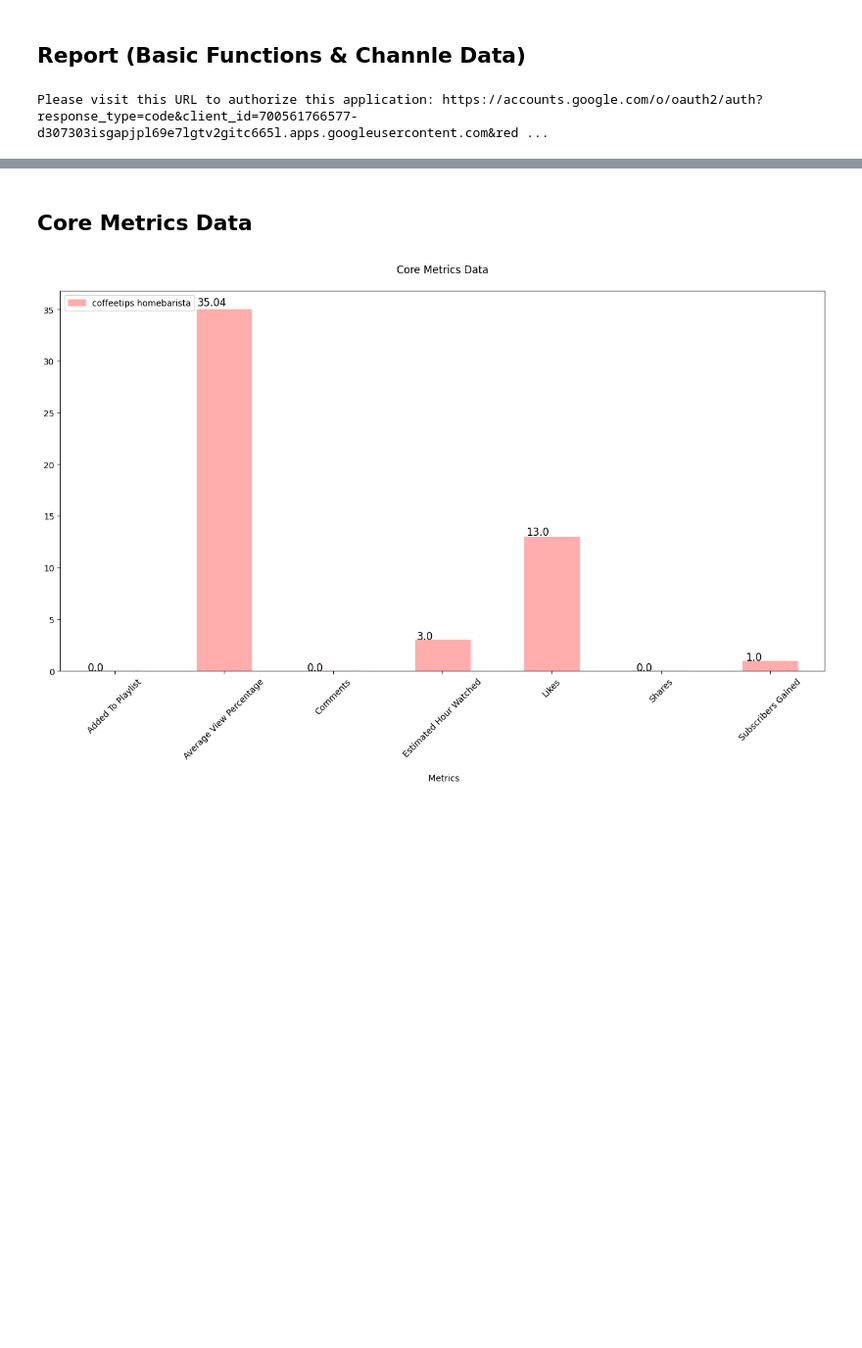
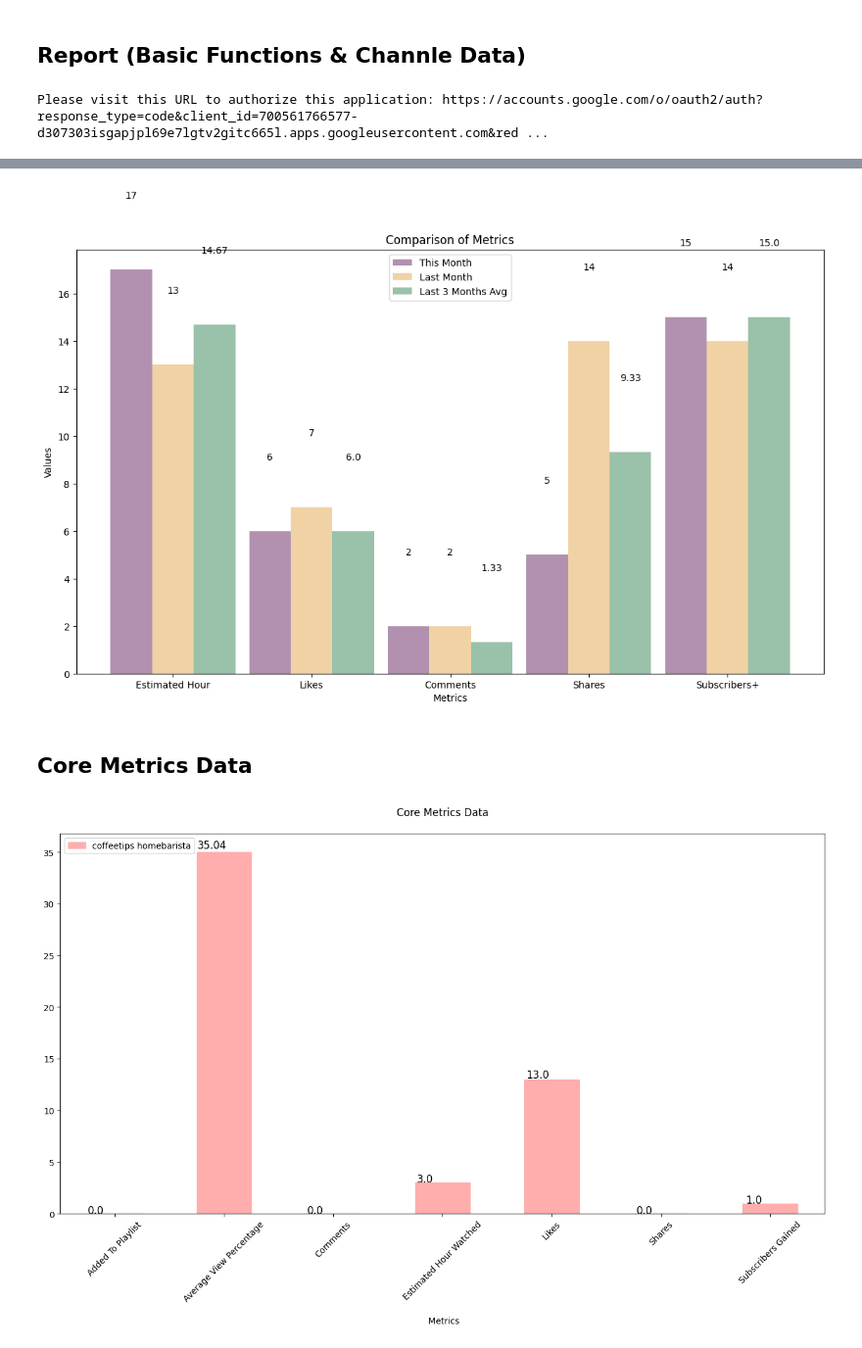
Before and after one commit to mammadbrazili/XAV, a Jupyter notebook: Youtube_Vol2.ipynb, the cells around one changed output, grey strips where cells are left out. Shown: that part at 98% size. Cells and saved outputs as stored; diff of their text form; code cells hidden in the pictures; blank space fills up the shorter version.

```diff
--- a/Youtube_Vol2.ipynb
+++ b/Youtube_Vol2.ipynb
@@ -66,7 +64,7 @@ SCOPES = ['https://www.googleapis.com/auth/yt-analytics.readonly']
 
 API_SERVICE_NAME = 'youtubeAnalytics'
 API_VERSION = 'v2'
-CLIENT_SECRETS_FILE = 'xav_client.json'
+CLIENT_SECRETS_FILE = '/Users/mohammad/XAV/Departemant Media/Youtube API/xav_client.json'
 
 def get_service():
   flow = InstalledAppFlow.from_client_secrets_file(CLIENT_SECRETS_FILE, SCOPES)
@@ -294,3 +298,4 @@ KeyboardInterrupt:
+[figure, added]
 # %% [markdown]
 ## Core Metrics Data
 # %%
```
Also changed, not shown: parts of 2 cells of this notebook.
